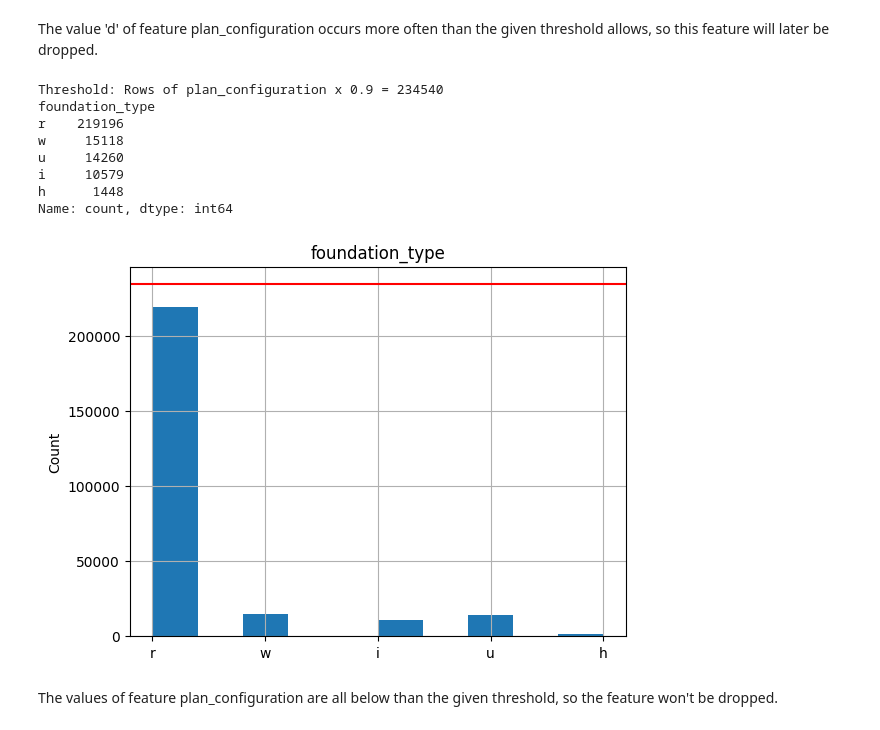
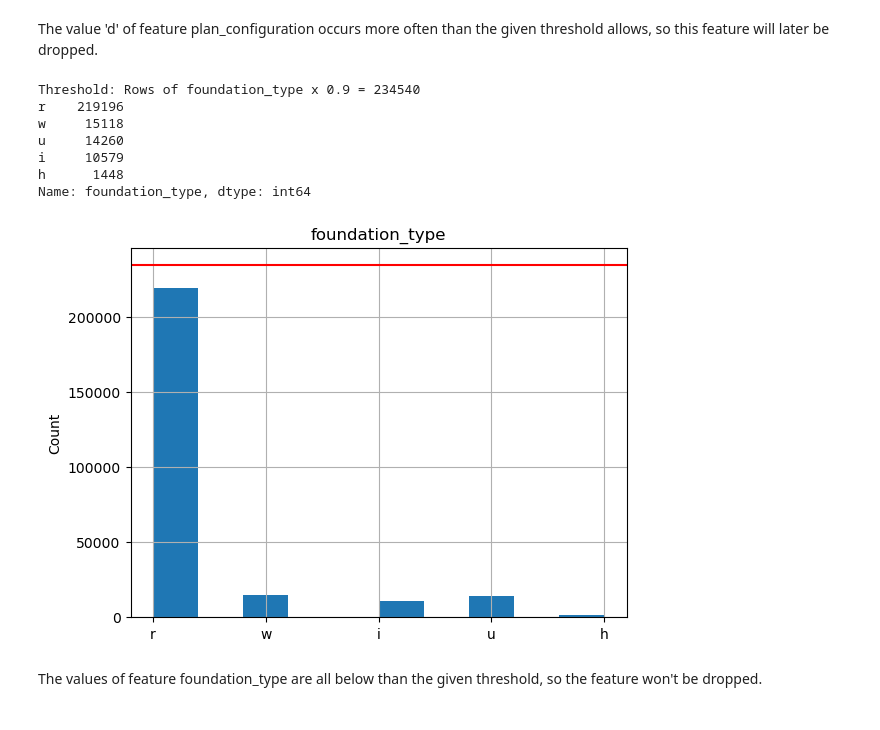
Before and after one commit to Sidies/-2015_Gorkha_earthquake_damage_prediction, a Jupyter notebook: notebooks/1.0-tyrell-data-cleaning.ipynb, the cells around one changed output. Drawn from its saved outputs; the diff is of its cells as text; code cells hidden in the pictures.

```diff
--- a/notebooks/1.0-tyrell-data-cleaning.ipynb
+++ b/notebooks/1.0-tyrell-data-cleaning.ipynb
@@ -284,18 +317,15 @@ Name: count, dtype: int64
 # %% [markdown]
 The value 'd' of feature plan_configuration occurs more often than the given threshold allows, so this feature will later be dropped.
-# %%
-threshold = 0.9
-col = 'foundation_type'
-create_threshold_hist(train_df[col], threshold)
-# %% [output]
-Threshold: Rows of plan_configuration x 0.9 = 234540
-foundation_type
-r    219196
-w     15118
-u     14260
-i     10579
-h      1448
-Name: count, dtype: int64
-[figure, removed]
+# %%
+create_threshold_hist(train_df['foundation_type'], 0.9)
+# %% [output]
+Threshold: Rows of foundation_type x 0.9 = 234540
+r    219196
+w     15118
+u     14260
+i     10579
+h      1448
+Name: foundation_type, dtype: int64
+[figure, added]
 # %% [markdown]
-The values of feature plan_configuration are all below than the given threshold, so the feature won't be dropped.
+The values of feature foundation_type are all below than the given threshold, so the feature won't be dropped.
```
Also changed, not shown: parts of 10 cells of this notebook, 3 other files.
